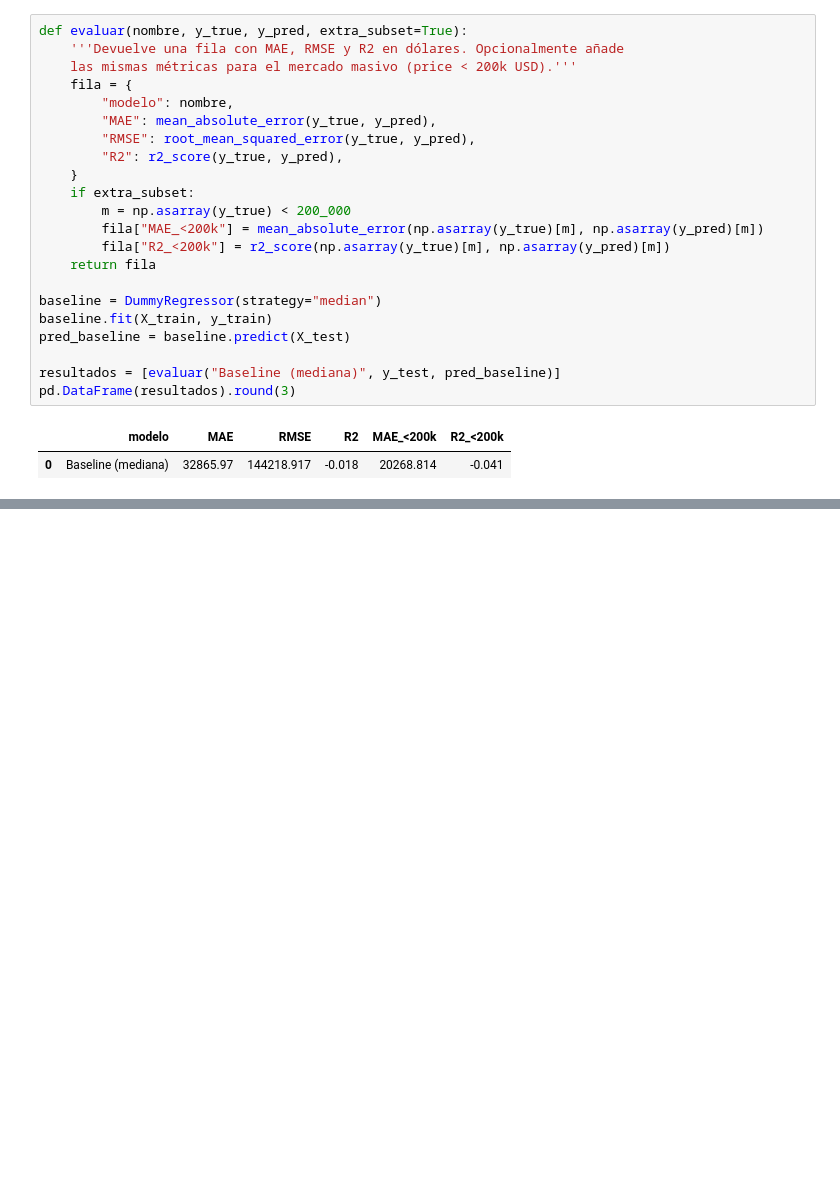
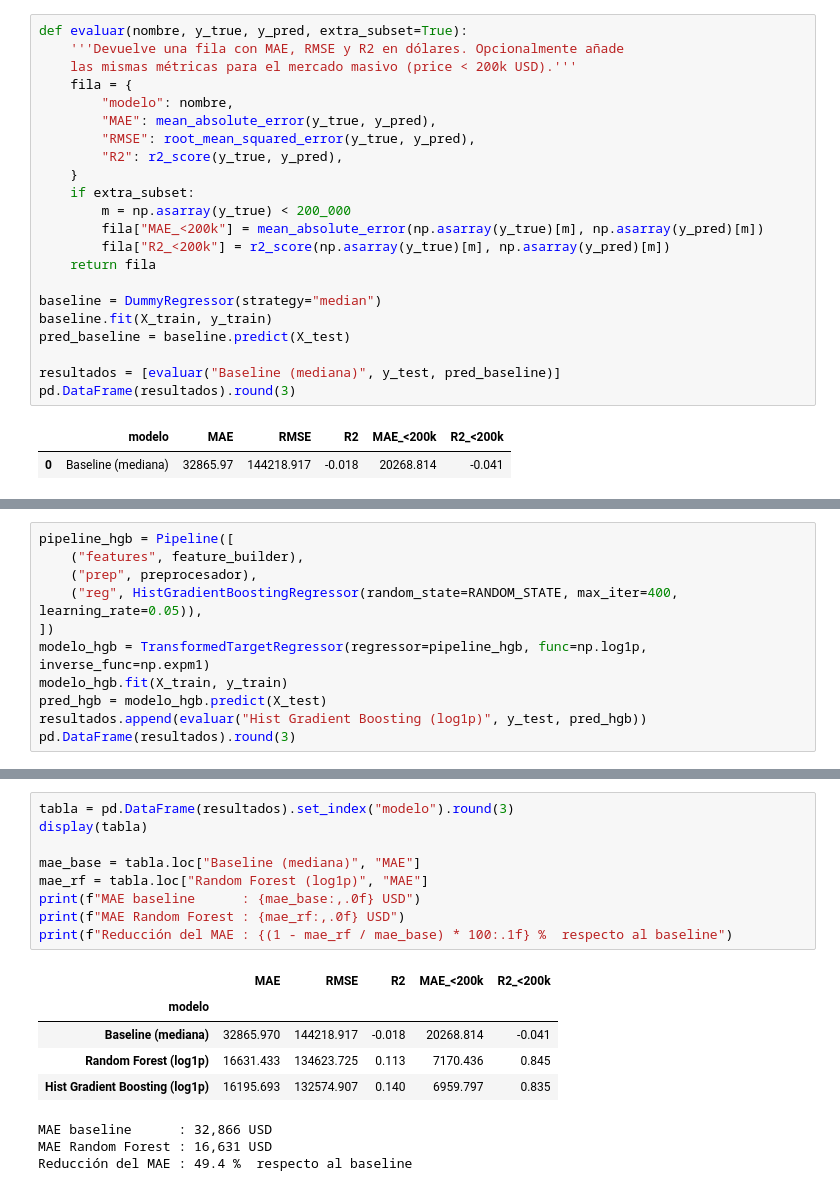
Before and after one commit to Jonathanmg1415/proyecto-modelos-simulacion, a Jupyter notebook: fase-1/notebook.ipynb, the cells around one changed output, grey strips where cells are left out. Cells and saved outputs as stored; diff of their text form; blank space fills up the shorter version.

```diff
--- a/fase-1/notebook.ipynb
+++ b/fase-1/notebook.ipynb
@@ -650,0 +816,11 @@ pd.DataFrame(resultados).round(3)
+# %%
+pipeline_hgb = Pipeline([
+    ("features", feature_builder),
+    ("prep", preprocesador),
+    ("reg", HistGradientBoostingRegressor(random_state=RANDOM_STATE, max_iter=400, learning_rate=0.05)),
+])
+modelo_hgb = TransformedTargetRegressor(regressor=pipeline_hgb, func=np.log1p, inverse_func=np.expm1)
+modelo_hgb.fit(X_train, y_train)
+pred_hgb = modelo_hgb.predict(X_test)
+resultados.append(evaluar("Hist Gradient Boosting (log1p)", y_test, pred_hgb))
+pd.DataFrame(resultados).round(3)
@@ -650,0 +848,18 @@ pd.DataFrame(resultados).round(3)
+# %%
+tabla = pd.DataFrame(resultados).set_index("modelo").round(3)
+display(tabla)
+
+mae_base = tabla.loc["Baseline (mediana)", "MAE"]
+mae_rf = tabla.loc["Random Forest (log1p)", "MAE"]
+print(f"MAE baseline      : {mae_base:,.0f} USD")
+print(f"MAE Random Forest : {mae_rf:,.0f} USD")
+print(f"Reducción del MAE : {(1 - mae_rf / mae_base) * 100:.1f} %  respecto al baseline")
+# %% [output]
+|  | MAE | RMSE | R2 | MAE_<200k | R2_<200k |
+| modelo |  |  |  |  |  |
+| Baseline (mediana) | 32865.970 | 144218.917 | -0.018 | 20268.814 | -0.041 |
+| Random Forest (log1p) | 16631.433 | 134623.725 | 0.113 | 7170.436 | 0.845 |
+| Hist Gradient Boosting (log1p) | 16195.693 | 132574.907 | 0.140 | 6959.797 | 0.835 |
+MAE baseline      : 32,866 USD
+MAE Random Forest : 16,631 USD
+Reducción del MAE : 49.4 %  respecto al baseline
```
Also changed, not shown: parts of 24 cells of this notebook, 3 other files.
